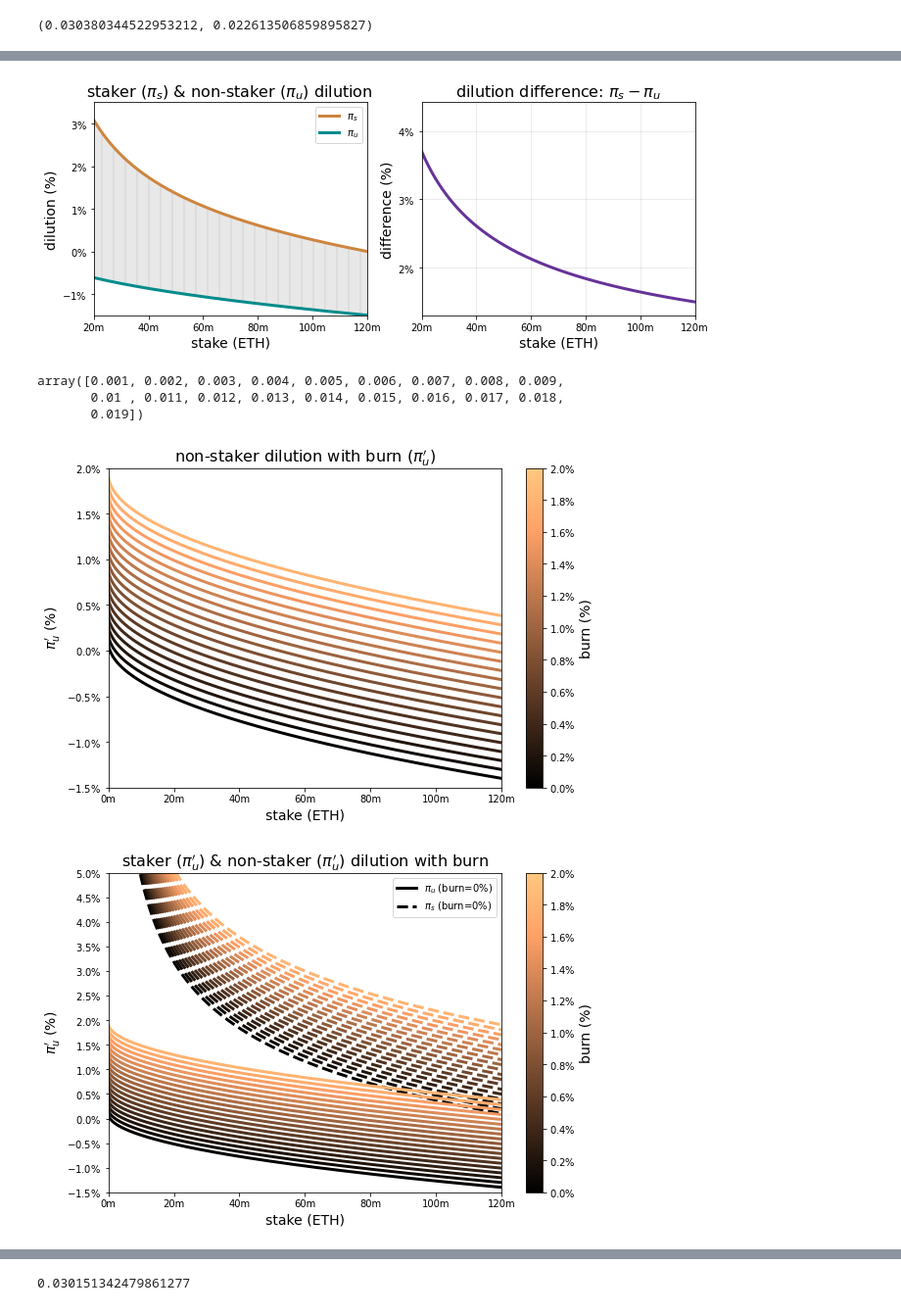
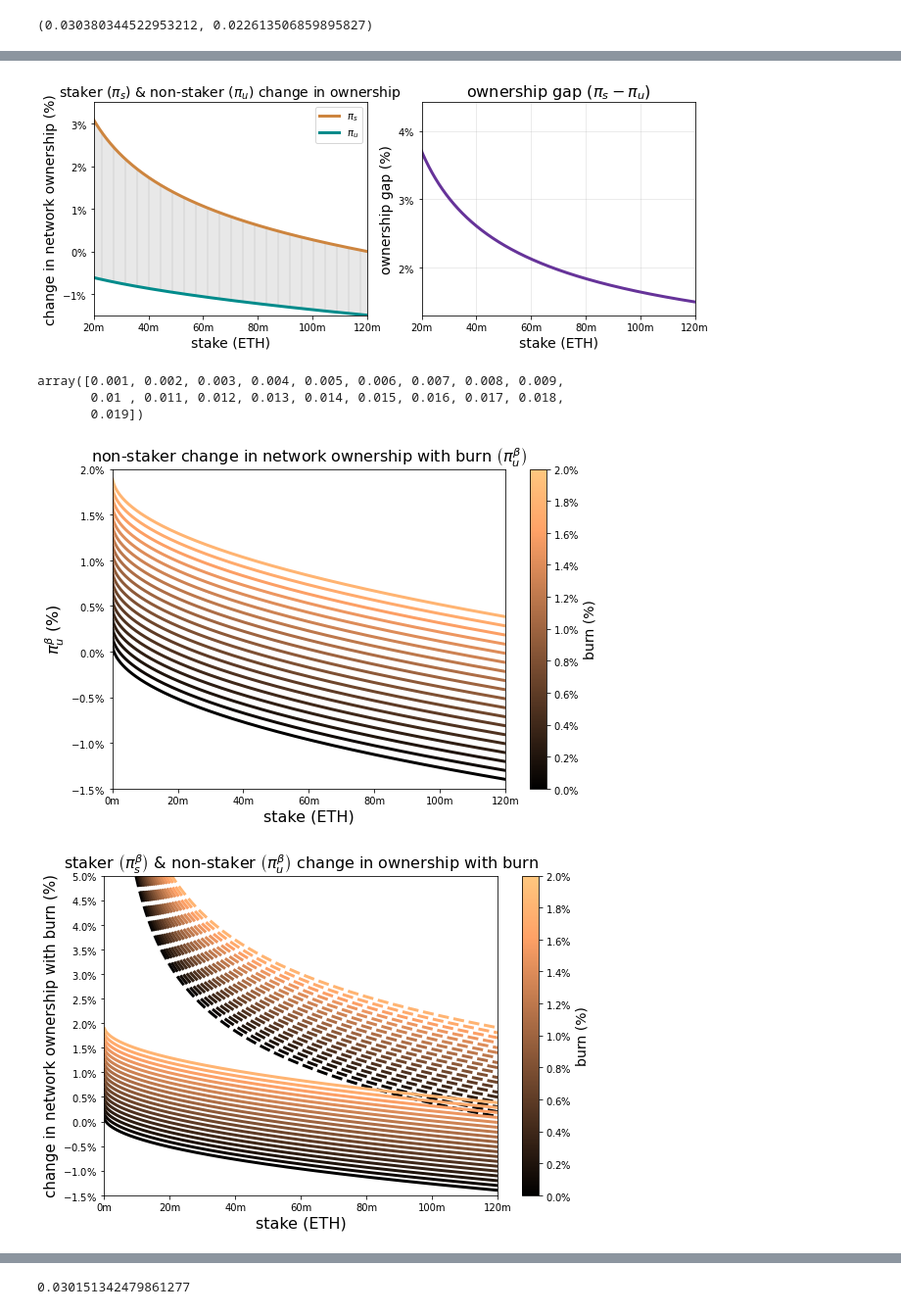
Before and after one commit to michaelneuder/issuance, a Jupyter notebook: tertiary-treatise.ipynb, the cells around one changed output, grey strips where cells are left out. Shown at 98% size. Drawn from its saved outputs; the diff is of its cells as text; code cells hidden in the pictures.

```diff
--- a/tertiary-treatise.ipynb
+++ b/tertiary-treatise.ipynb
@@ -229,21 +231,21 @@ ax.plot(STAKED, pi_us, color='darkcyan', linewidth=3, alpha=1, label=r'$\pi_u$')
 
 ax.fill_between(STAKED, pi_ss, pi_us, color='k', alpha=0.09, hatch='|')
 
-ax.set_title("staker ($\pi_s$) & non-staker ($\pi_u$) dilution ", size=16)
+ax.set_title("staker ($\pi_s$) & non-staker ($\pi_u$) change in ownership ", size=14)
 ax.legend()
 
 ax.set_ylim(-0.015,0.035)
 ax.set_yticks([-0.01, 0, 0.01, 0.02, 0.03, ])
 ax.set_yticklabels(["$-1\%$", "$0\%$", "$1\%$", "$2\%$", "$3\%$"])
-ax.set_ylabel("dilution (%)", size=14)
+ax.set_ylabel("change in network ownership (%)", size=14)
 
 ax2.plot(STAKED, pi_ss-pi_us, color='rebeccapurple', linewidth=3, alpha=1)
-ax2.set_title("dilution difference: $\pi_s - \pi_u$", size=16)
+ax2.set_title(r'ownership gap $\left(\pi_s - \pi_u\right)$', size=16)
 
 ax2.set_ylim(0.013,0.0442)
 ax2.set_yticks([0.02, 0.03 ,0.04,])
 ax2.set_yticklabels(["$2\%$", "$3\%$", "$4\%$"])
-ax2.set_ylabel("difference (%)", size=14)
+ax2.set_ylabel("ownership gap (%)", size=14)
 
 
 for ax in axarr:
@@ -260,7 +262,7 @@ ax2.grid(alpha=0.3)
 plt.savefig("dildiff.png", dpi=400, facecolor='w', bbox_inches='tight')
 plt.show()
 # %% [output]
-[figure, old version]
+[figure, new version]
 # %%
 def calcInfPerc(staked):
     return 2.6 * 64 / np.sqrt(staked) * staked / TOTAL_SUPPLY
@@ -296,19 +298,19 @@ bar.set_ticks(c[::2])
 bar.set_ticklabels(['${:0.1f}$%'.format(100*i) for i in burns[::2]])
 bar.set_label("burn (%)", size=14)
 
-ax.set_title("non-staker dilution with burn ($\pi_u'$)", size=16)
+ax.set_title(r'non-staker change in network ownership with burn $\left(\pi^{\beta}_u\right)$', size=16)
 
 ax.set_xlim(0,120_000_000)
 xticks = np.arange(0, 120_000_001, 20_000_000)
 ax.set_xticks(xticks)
 ax.set_xticklabels(["{:d}m".format(int(tick/1_000_000)) for tick in xticks])
-ax.set_xlabel("stake (ETH)", size=14)
+ax.set_xlabel("stake (ETH)", size=16)
 
 ax.set_ylim(-0.015,0.02)
 ticks = np.arange(-0.015, 0.02, 0.005)
 ax.set_yticks(ticks)
 ax.set_yticklabels(["${:0.1f}\%$".format(100*i) for i in ticks])
-ax.set_ylabel("$\pi_u'$ (%)", size=14)
+ax.set_ylabel(r'$\pi^{\beta}_u$ (%)', size=16)
 
 # ax.plot(STAKED, pi_us, color='darkcyan', linewidth=3, alpha=1, label=r'burn$=0$%')
 # ax.legend()
@@ -316,7 +318,7 @@ ax.set_ylabel("$\pi_u'$ (%)", size=14)
 plt.savefig("nonstakerdilutionwburn.png", dpi=400, facecolor='w', bbox_inches='tight')
 plt.show()
 # %% [output]
-[figure, old version]
+[figure, new version]
 # %%
 def calcStakedDilutionWBurn(staked, burn):
     return (1 + calcStakedYield(staked)) / (1 + calcInfPerc(staked) - burn) - 1
@@ -332,38 +334,39 @@ f, ax = plt.subplots(figsize=(9,6))
 burns = np.arange(0.00, 0.021, 0.001)
 c = np.arange(1, len(burns)+1)
 norm = mpl.colors.Normalize(vmin=c.min(), vmax=c.max())
 cmap = mpl.cm.ScalarMappable(norm=norm, cmap=mpl.cm.copper)
 cmap.set_array([])
 
 
 for i, pup in enumerate(pi_uprimes):
     ax.plot(STAKED, pup, c=cmap.to_rgba(i + 1), linewidth=3, alpha=1)
     ax.plot(STAKED, pi_sprimes[i], c=cmap.to_rgba(i + 1), linewidth=3, alpha=1, linestyle='--')
 
 bar = f.colorbar(cmap)
 bar.set_ticks(c[::2])
 bar.set_ticklabels(['${:0.1f}$%'.format(100*i) for i in burns[::2]])
 bar.set_label("burn (%)", size=14)
 
-ax.set_title("staker ($\pi_u'$) & non-staker ($\pi_u'$) dilution with burn", size=16)
+ax.set_title(r'staker $\left(\pi^{\beta}_s\right)$ & non-staker $\left(\pi^{\beta}_u\right)$ change in ownership with burn', size=16)
 
 ax.set_xlim(0,120_000_000)
 xticks = np.arange(0, 120_000_001, 20_000_000)
 ax.set_xticks(xticks)
 ax.set_xticklabels(["{:d}m".format(int(tick/1_000_000)) for tick in xticks])
-ax.set_xlabel("stake (ETH)", size=14)
+ax.set_xlabel("stake (ETH)", size=16)
 
 ax.set_ylim(-0.015,0.01)
 ticks = np.arange(-0.015, 0.05005, 0.005)
 ax.set_yticks(ticks)
 ax.set_yticklabels(["${:0.1f}\%$".format(100*i) for i in ticks])
-ax.set_ylabel("$\pi_u'$ (%)", size=14)
+ax.set_ylabel(r'change in network ownership with burn (%)', size=15)
 
-ax.plot(STAKED[0], pi_us[0], color='k', linewidth=3, alpha=1, label=r'$\pi_u$ (burn=0%)')
-ax.plot(STAKED[0], pi_ss[0], color='k', linewidth=3, alpha=1, linestyle='--', label=r'$\pi_s$ (burn=0%)')
-ax.legend()
+# ax.plot(STAKED[0], pi_ss[0], color='k', linewidth=3, alpha=1, linestyle='--', label=r'$\pi^{\beta}_s$ (burn=0%)')
+# ax.plot(STAKED[0], pi_us[0], color='k', linewidth=3, alpha=1, label=r'$\pi^{\beta}_u$ (burn=0%)')
 
-# plt.savefig("nonstakerdilutionwburn.png", dpi=400, facecolor='w', bbox_inches='tight')
+# ax.legend()
+
+plt.savefig("bothdilutionwburn.png", dpi=400, facecolor='w', bbox_inches='tight')
 plt.show()
 # %% [output]
-[figure, old version]
+[figure, new version]
```
Also changed, not shown: parts of 6 cells of this notebook, 14 other files.
